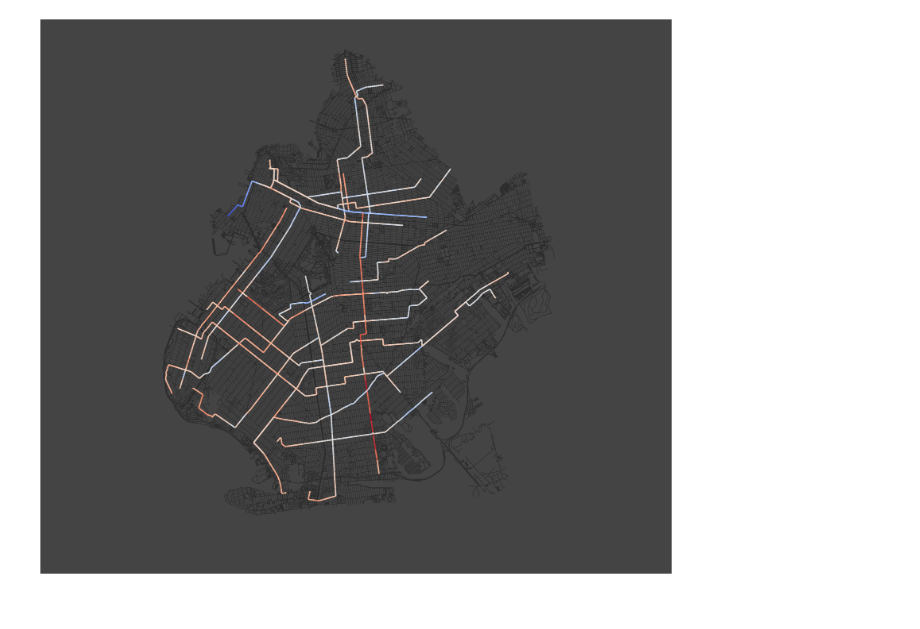
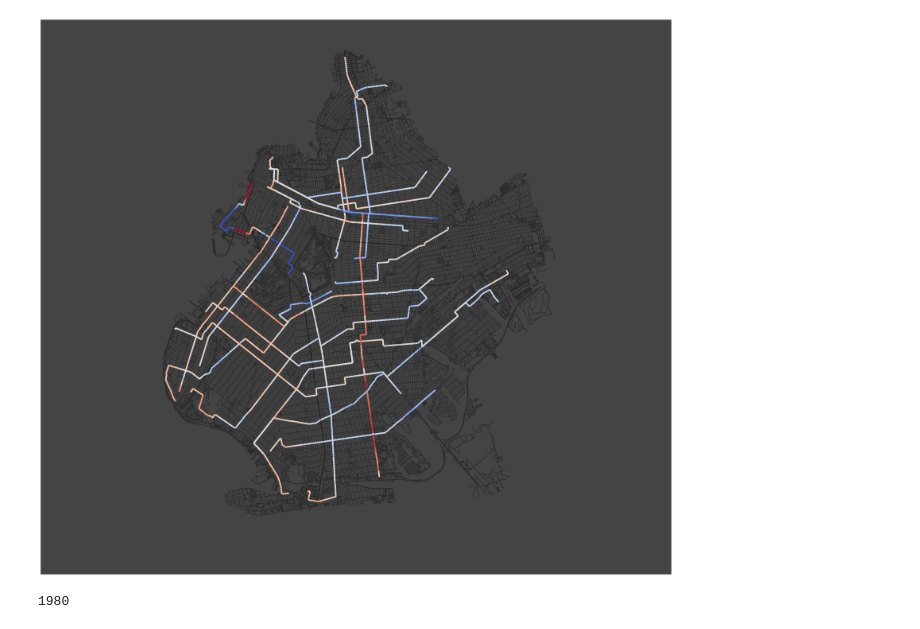
Before and after one commit to cpcarey/nyu-cusp-mlc-bus, a Jupyter notebook: notebooks/plot_routes.ipynb, the cells around one changed output. Cells and saved outputs as stored; diff of their text form; code cells hidden in the pictures.

```diff
--- a/notebooks/plot_routes.ipynb
+++ b/notebooks/plot_routes.ipynb
@@ -52,8 +52,8 @@ diff_df = pd.concat([pd.read_csv(f'{EXPORTS_DIR}/diffs/{r}_diff.csv') for r in R
 # %%
 diff_avg_df = diff_df.median()
 diff_avg_df.index = diff_avg_df.index.astype(int)
-diff_avg_df = diff_avg_df.apply(lambda x: min(x, 600))
-diff_avg_df = diff_avg_df.apply(lambda x: max(x, -600))
+diff_avg_df = diff_avg_df.apply(lambda x: min(x, 300))
+diff_avg_df = diff_avg_df.apply(lambda x: max(x, -300))
 # %%
 route_node_ids_list = []
 for route in ROUTES:
@@ -96,6 +96,8 @@ for route_node_ids in route_node_ids_list:
         time_deltas.append(time_delta)
         if time_delta < 0:
             time_delta = 0
+        if time_delta > 240:
+            time_delta = 240
         route_subgraph.add_edge(route_node_id, next_node_id, 0, weight=abs(time_delta))
 # %%
 print(np.min(time_deltas))
@@ -183,14 +185,48 @@ for route_node_ids in route_node_ids_list:
         if next_node_id not in diff_avg_df.index:
             continue
         time_delta = diff_avg_df.loc[route_node_id]
+        if time_delta > 240:
+            time_delta = 240
+        if time_delta < -240:
+            time_delta = -240
         time_deltas.append(time_delta)
         route_subgraph.add_edge(route_node_id, next_node_id, 0, weight=time_delta)
 # %%
-fig, ax = plt.subplots(figsize=(40, 30))
+fig, ax = plt.subplots(figsize=(30, 30))
 ox.plot_graph(bk, ax=ax, bgcolor='#444', node_size=0, show=False, close=False, edge_color='#2c2c2c')
 
 edge_colors = ox.plot.get_edge_colors_by_attr(route_subgraph, attr='weight', cmap='coolwarm')
 ox.plot_graph(route_subgraph, ax=ax, bgcolor='#444', node_size=0, bbox=bbox, show=False, close=False, edge_color=edge_colors, edge_linewidth=4)
 ax.set_facecolor('#444')
 # %% [output]
-[figure, old version]
+[figure, new version]
+# %%
+ROUTES = [
+    'b3',
+    'b6',
+    'b8',
+    'b9',
+    'b11',
+    'b12',
+    'b16',
+    'b25',
+    'b26',
+    'b35',
+    'b37',
+    'b43',
+    'b44',
+    'b48',
+    'b52',
+    'b61',
+    'b63',
+    'b65',
+    'b68',
+    'b82',
+]
+
+a = 0
+for r in ROUTES:
+    a += len(pd.read_csv(f'{EXPORTS_DIR}/stop_times/{route}_weekday_stop_times.csv'))
+a
+# %% [output]
+1980
```
Also changed, not shown: parts of 3 cells of this notebook, 2 other files.
